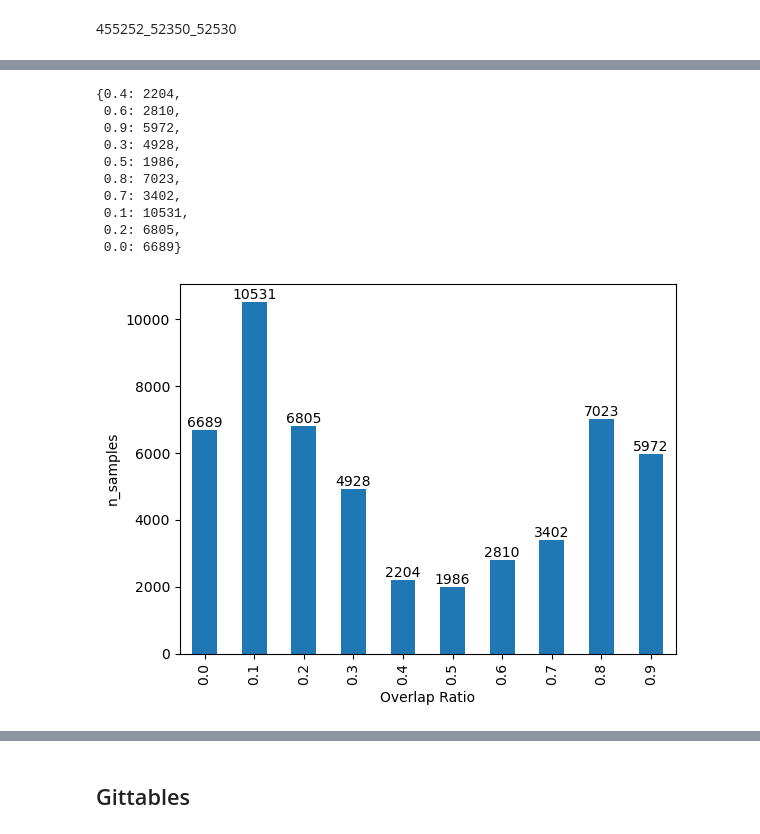
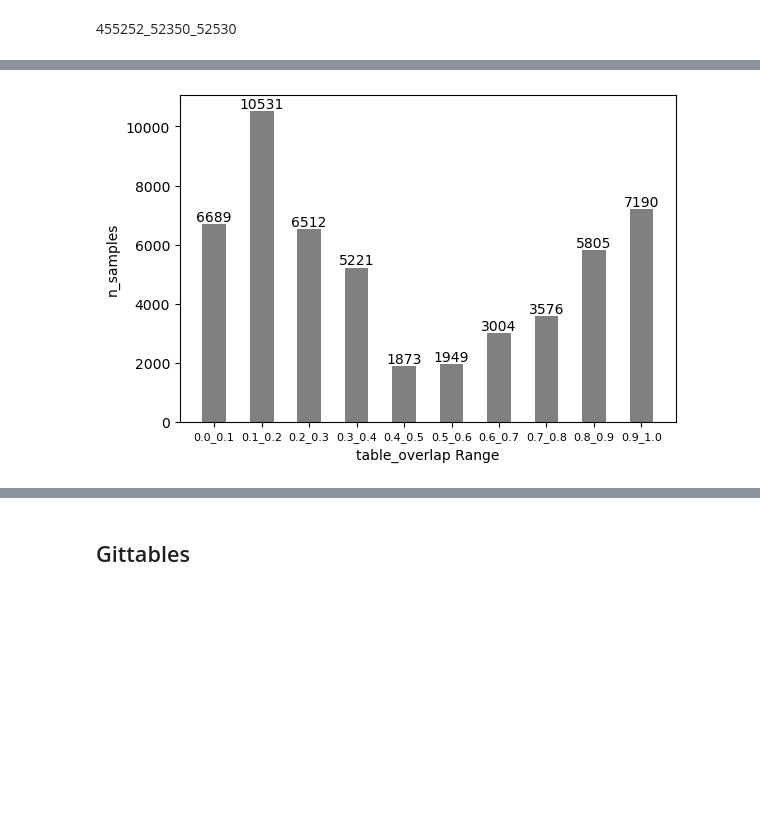
Before and after one commit to frapugna/GNNTE, a Jupyter notebook: _data_visualization.ipynb, the cells around one changed output, grey strips where cells are left out. Saved outputs shown, nothing was run; the diff lists cells and outputs as text; code cells hidden in the pictures; blank space fills up the shorter version.

```diff
--- a/_data_visualization.ipynb
+++ b/_data_visualization.ipynb
@@ -48,15 +27,5 @@ show_samples_distribution(pd.read_csv('/home/francesco.pugnaloni/GNNTE/Datasets/
 # %%
-show_samples_distribution(pd.read_csv('/home/francesco.pugnaloni/GNNTE/Datasets/CoreEvaluationDatasets/1M_wikitables_disjointed/455252_52350_52530/test.csv'))
+plot_data_distribution('/home/francesco.pugnaloni/GNNTE/Datasets/2_WikiTables/1M_wikitables_disjointed/455252_52350_52530/test.csv','table_overlap')
 # %% [output]
-{0.4: 2204,
- 0.6: 2810,
- 0.9: 5972,
- 0.3: 4928,
- 0.5: 1986,
- 0.8: 7023,
- 0.7: 3402,
- 0.1: 10531,
- 0.2: 6805,
- 0.0: 6689}
-[figure, old version]
+[figure, new version]
 # %%
```
Also changed, not shown: parts of 50 cells of this notebook, 6 other files.
